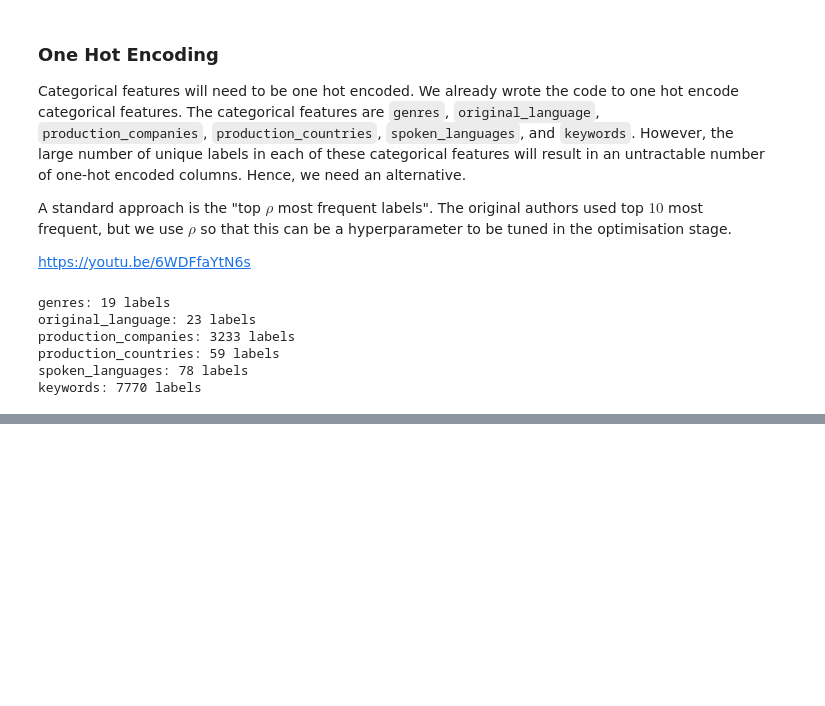
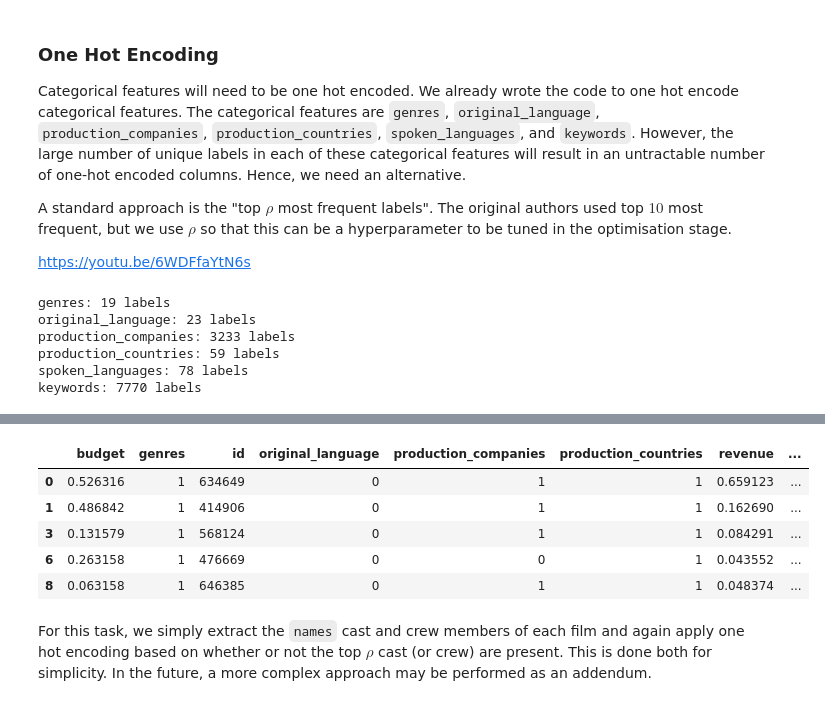
Before and after one commit to vibrantlychee/big-movie-data, a Jupyter notebook: flop_or_not.ipynb, the cells around one changed output, grey strips where cells are left out. Drawn from its saved outputs; the diff is of its cells as text; code cells hidden in the pictures; blank space fills up the shorter version.

```diff
--- a/flop_or_not.ipynb
+++ b/flop_or_not.ipynb
@@ -256,3 +267,5 @@ plt.show()
+# %%
+data_obv_dropped = data_obv_dropped.drop(columns=["adult"])
 # %% [markdown]
 ## Feature Engineering
 
@@ -284,4 +300,4 @@ We need to convert boolean features (True, False) to binary (0, 1). The code is
 # %%
-training_data[["adult", "flop"]] = training_data[["adult", "flop"]].replace({True: 1, False: 0})
-training_data[["adult", "flop"]].value_counts()
+training_data[["flop"]] = training_data[["flop"]].replace({True: 1, False: 0})
+training_data[["flop"]].value_counts()
 # %% [output]
@@ -309,4 +325,7 @@ production_companies: 3233 labels
 production_countries: 59 labels
 spoken_languages: 78 labels
 keywords: 7770 labels
+# %%
+# hyperparameter
+rho = 10
 # %%
@@ -315,0 +368,26 @@ flatten(training_data, ["original_language"])["original_language"].value_counts(
+# %%
+flat_data = flatten(training_data, ohe_cols)
+top_rho_all_cols = []
+for col in ohe_cols:
+    top_rho_all_cols.append([
+        x for x in flat_data[col].value_counts().head(rho).index
+    ])
+# %%
+training_data_copy = training_data.copy()
+i = 0
+while i < len(ohe_cols):
+    col = ohe_cols[i]
+    training_data_copy[col] = [1 if not(set(x).isdisjoint(set(top_rho_all_cols[i]))) else 0 for x in training_data[col]]
+
+    i += 1
+
+training_data_copy.head()
+# %% [output]
+|  | budget | genres | id | original_language | production_companies | production_countries | revenue | ... |
+| 0 | 0.526316 | 1 | 634649 | 0 | 1 | 1 | 0.659123 | ... |
+| 1 | 0.486842 | 1 | 414906 | 0 | 1 | 1 | 0.162690 | ... |
+| 3 | 0.131579 | 1 | 568124 | 0 | 1 | 1 | 0.084291 | ... |
+| 6 | 0.263158 | 1 | 476669 | 0 | 0 | 1 | 0.043552 | ... |
+| 8 | 0.063158 | 1 | 646385 | 0 | 1 | 1 | 0.048374 | ... |
+# %% [markdown]
+For this task, we simply extract the `names` cast and crew members of each film and again apply one hot encoding based on whether or not the top $\rho$ cast (or crew) are present. This is done both for simplicity. In the future, a more complex approach may be performed as an addendum.
```
Also changed, not shown: parts of 36 cells of this notebook.
